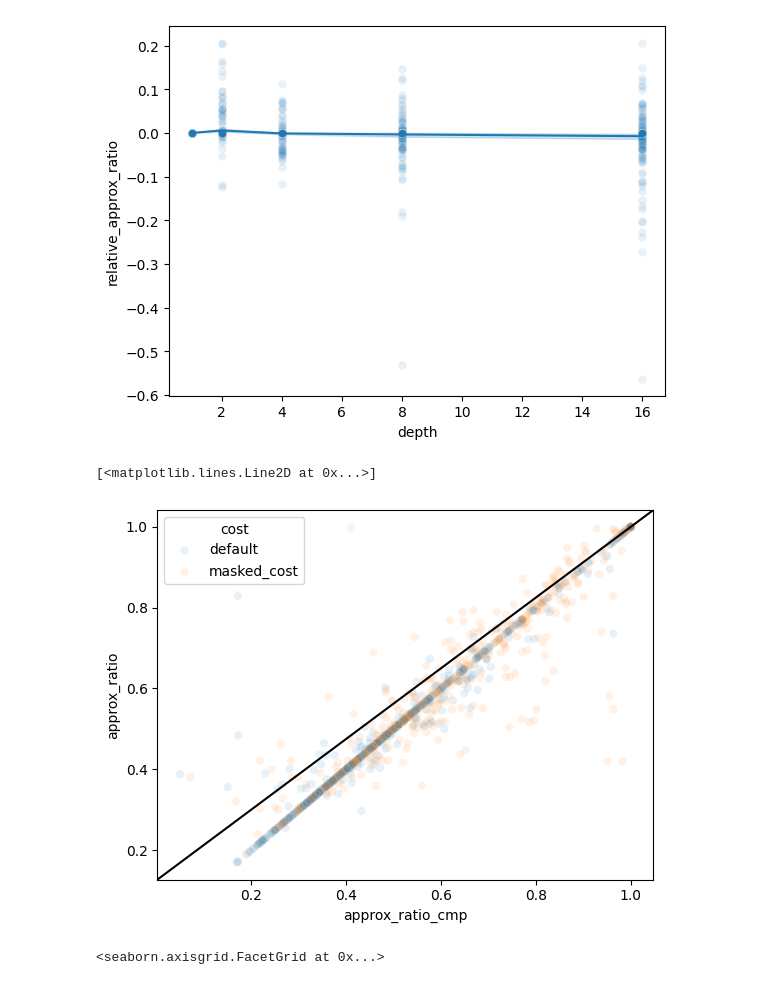
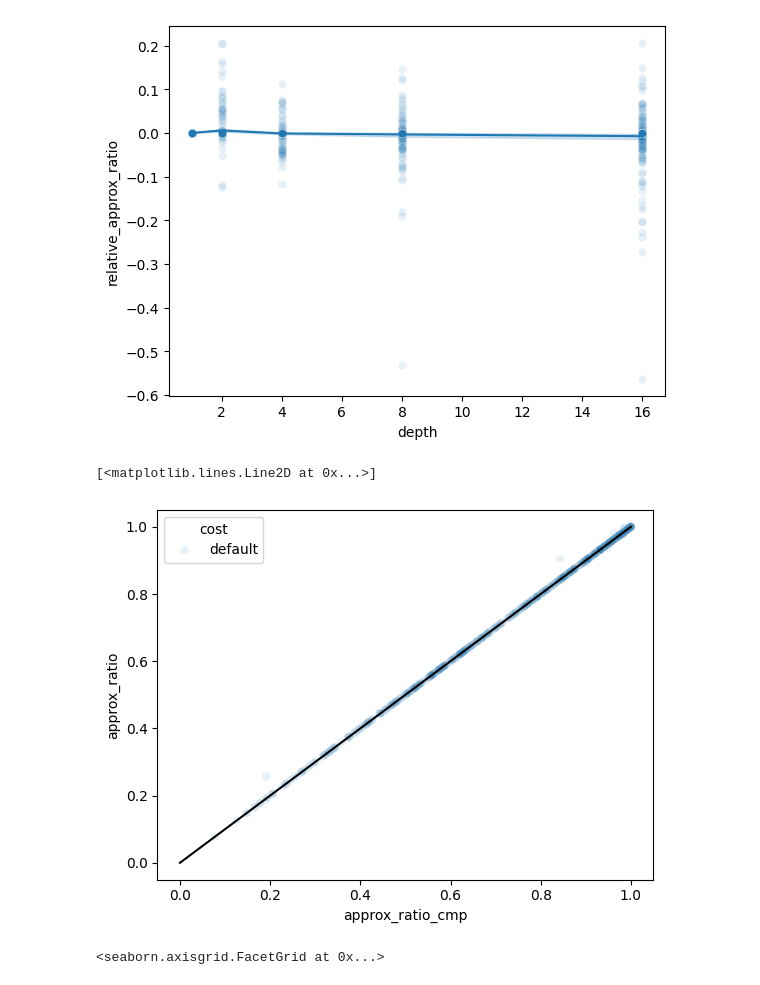
Before and after one commit to dbucher97/fast-qaoa-c, a Jupyter notebook: notebooks/optimization_method_test.ipynb, the cells around one changed output. Saved outputs shown, nothing was run; the diff lists cells and outputs as text; code cells hidden in the pictures.

```diff
--- a/notebooks/optimization_method_test.ipynb
+++ b/notebooks/optimization_method_test.ipynb
@@ -68,11 +68,11 @@ sns.lineplot(df.query("n_qubits == 8"), x="depth", y="relative_approx_ratio")
 <Axes: xlabel='depth', ylabel='relative_approx_ratio'>
 [figure]
 # %%
-sns.scatterplot(df.query("qaoa == 'quad_penalty_cost'"), x="approx_ratio_cmp", y="approx_ratio", alpha=0.1, hue="cost")
-plt.plot([0, 1], [0, 1], transform=plt.gca().transAxes, color="k")
+sns.scatterplot(df.query("qaoa == 'masked_cost'"), x="approx_ratio_cmp", y="approx_ratio", alpha=0.1, hue="cost")
+plt.plot([0, 1], [0, 1], color="k")
 # %% [output]
 [<matplotlib.lines.Line2D at 0x...>]
-[figure, old version]
+[figure, new version]
 # %%
 def compute_better_worse(metric, abbr):
     df[f"{abbr}_close"] = df[metric].transform(lambda x: np.isclose(x, 0))
```
Also changed, not shown: 2 other files.
